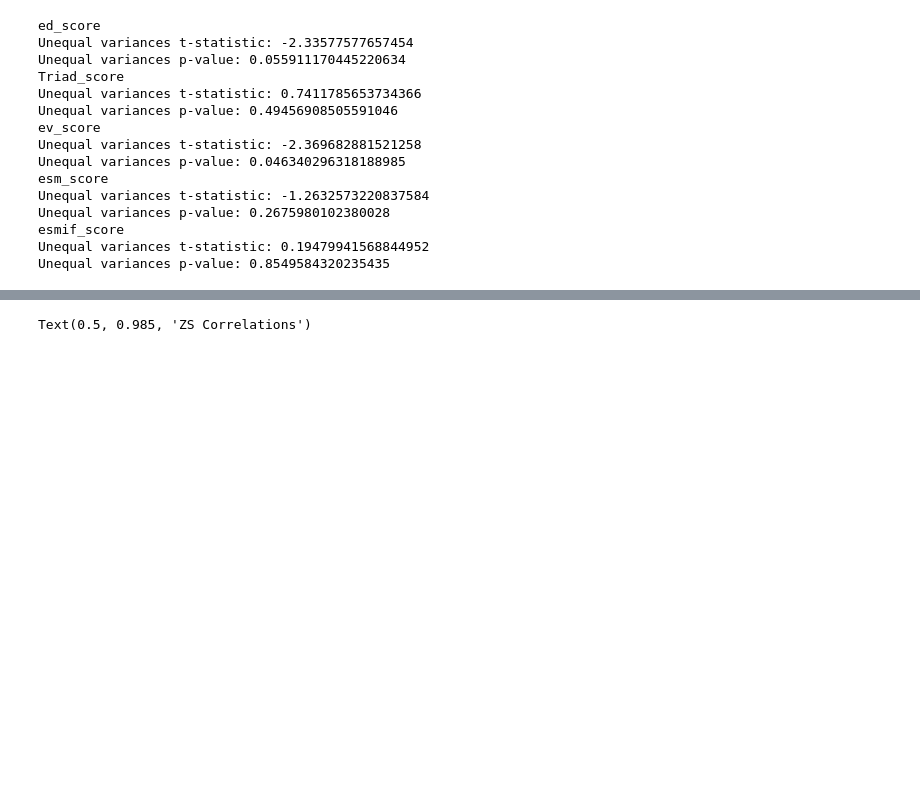
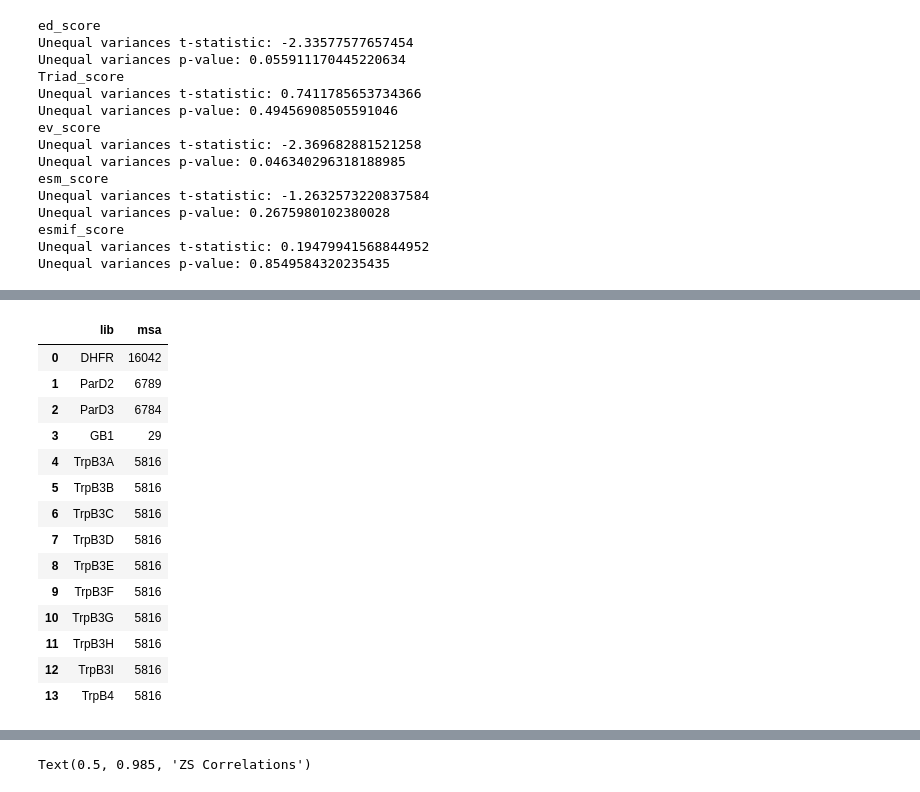
Before and after one commit to fhalab/SSMuLA, a Jupyter notebook: sandbox/zs_corr.ipynb, the cells around one changed output, grey strips where cells are left out. Cells and saved outputs as stored; diff of their text form; code cells hidden in the pictures; blank space fills up the shorter version.

```diff
--- a/sandbox/zs_corr.ipynb
+++ b/sandbox/zs_corr.ipynb
@@ -317,0 +325,16 @@ Unequal variances p-value: 0.8549584320235435
+# %%
+get_msa_dict = {}
+
+for l, v in EV_META.items():
+    if l != "TrpB":
+        if "chosen" in v.keys():
+            get_msa_dict[l] = v["chosen"]["sequences"]
+        else:
+            get_msa_dict[l] = v["recommended"]["sequences"]
+    else:
+        ls = [l+ "3"+ app for app in [chr(i) for i in range(ord('A'), ord('I')+1)]]+ ["TrpB4"]
+        for t in ls:
+            if "chosen" in v.keys():
+                get_msa_dict[t] = v["chosen"]["sequences"]
+            else:
+                get_msa_dict[t] = v["recommended"]["sequences"]
@@ -317,0 +358,20 @@ Unequal variances p-value: 0.8549584320235435
+# %%
+msa_df = pd.DataFrame(get_msa_dict, index=["MSA"]).T.reset_index()
+msa_df.columns=["lib", "msa"]
+msa_df
+# %% [output]
+|  | lib | msa |
+| 0 | DHFR | 16042 |
+| 1 | ParD2 | 6789 |
+| 2 | ParD3 | 6784 |
+| 3 | GB1 | 29 |
+| 4 | TrpB3A | 5816 |
+| 5 | TrpB3B | 5816 |
+| 6 | TrpB3C | 5816 |
+| 7 | TrpB3D | 5816 |
+| 8 | TrpB3E | 5816 |
+| 9 | TrpB3F | 5816 |
+| 10 | TrpB3G | 5816 |
+| 11 | TrpB3H | 5816 |
+| 12 | TrpB3I | 5816 |
+| 13 | TrpB4 | 5816 |
```
Also changed, not shown: parts of 7 cells of this notebook.
